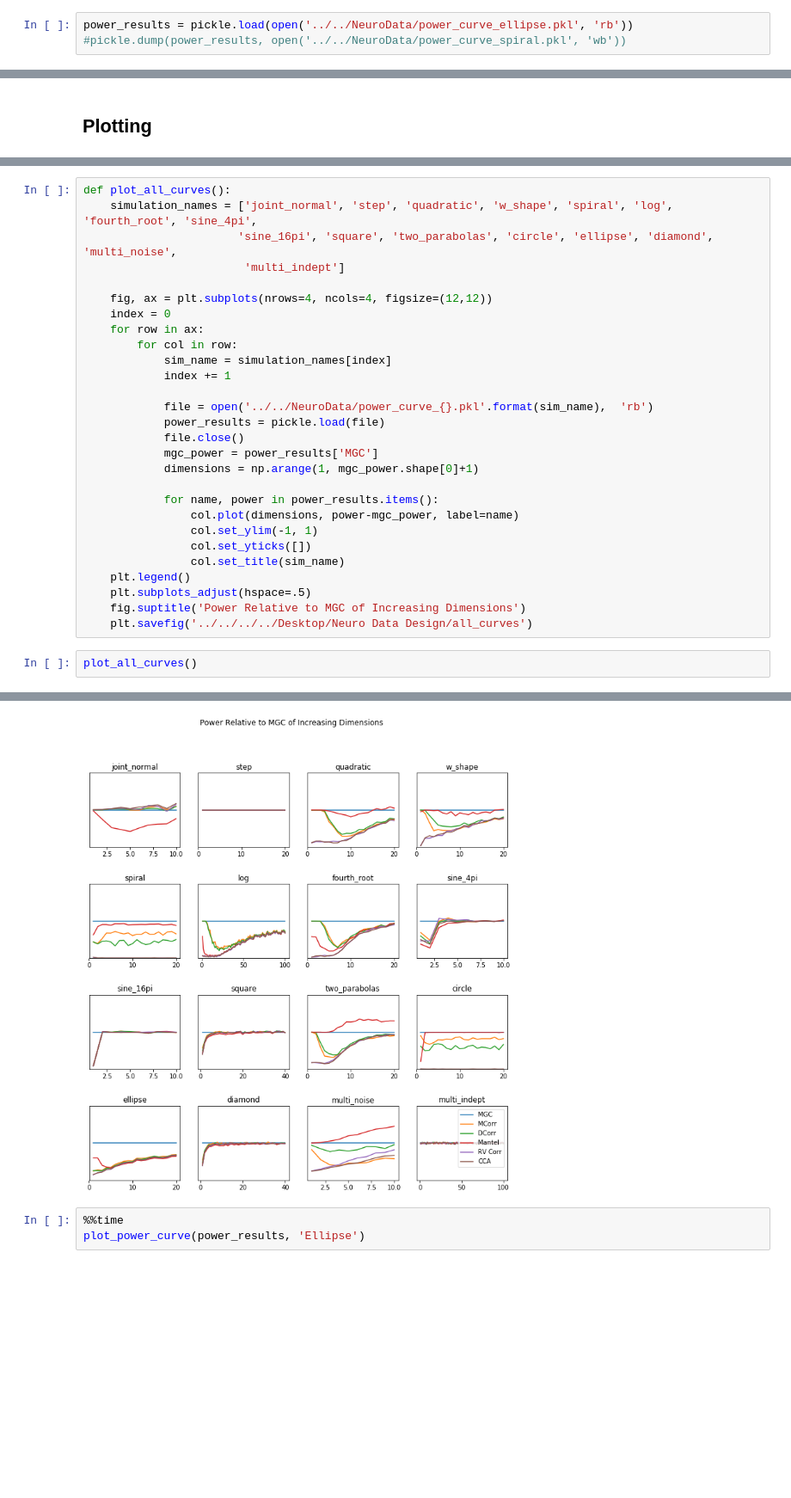
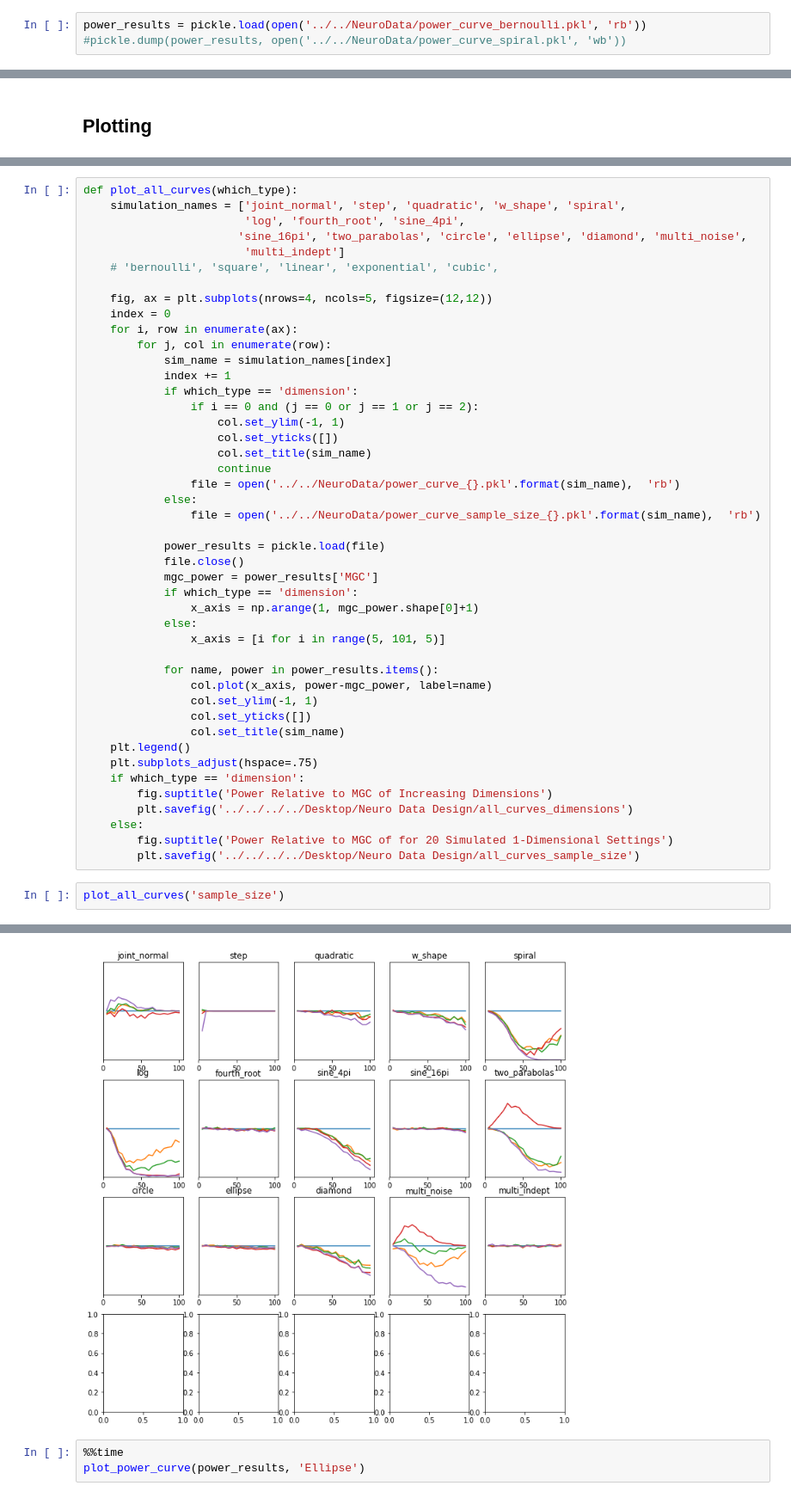
Before and after one commit to neurodata/mgcpy-old, a Jupyter notebook: demos/figure_2_power_curve.ipynb, the cells around one changed output, grey strips where cells are left out. Shown at 86% size. Drawn from its saved outputs; the diff is of its cells as text; blank space fills up the shorter version.

```diff
--- a/demos/figure_2_power_curve.ipynb
+++ b/demos/figure_2_power_curve.ipynb
@@ -135,3 +290,3 @@ power_results = compute_all_power(multi_noise_sim, 2, 'multi')
 # %%
-power_results = pickle.load(open('../../NeuroData/power_curve_ellipse.pkl', 'rb'))
+power_results = pickle.load(open('../../NeuroData/power_curve_bernoulli.pkl', 'rb'))
 #pickle.dump(power_results, open('../../NeuroData/power_curve_spiral.pkl', 'wb'))
@@ -160,31 +343,48 @@ def plot_power_curve(power_results, simulation_name):
 # %%
-def plot_all_curves():
-    simulation_names = ['joint_normal', 'step', 'quadratic', 'w_shape', 'spiral', 'log', 'fourth_root', 'sine_4pi',
-                       'sine_16pi', 'square', 'two_parabolas', 'circle', 'ellipse', 'diamond', 'multi_noise',
+def plot_all_curves(which_type):
+    simulation_names = ['joint_normal', 'step', 'quadratic', 'w_shape', 'spiral',
+                        'log', 'fourth_root', 'sine_4pi',
+                       'sine_16pi', 'two_parabolas', 'circle', 'ellipse', 'diamond', 'multi_noise',
                         'multi_indept']
+    # 'bernoulli', 'square', 'linear', 'exponential', 'cubic',
 
-    fig, ax = plt.subplots(nrows=4, ncols=4, figsize=(12,12))
+    fig, ax = plt.subplots(nrows=4, ncols=5, figsize=(12,12))
     index = 0
-    for row in ax:
-        for col in row:
+    for i, row in enumerate(ax):
+        for j, col in enumerate(row):
             sim_name = simulation_names[index]
             index += 1
+            if which_type == 'dimension':
+                if i == 0 and (j == 0 or j == 1 or j == 2):
+                    col.set_ylim(-1, 1)
+                    col.set_yticks([])
+                    col.set_title(sim_name)
+                    continue
+                file = open('../../NeuroData/power_curve_{}.pkl'.format(sim_name),  'rb')
+            else:
+                file = open('../../NeuroData/power_curve_sample_size_{}.pkl'.format(sim_name),  'rb')
 
-            file = open('../../NeuroData/power_curve_{}.pkl'.format(sim_name),  'rb')
             power_results = pickle.load(file)
             file.close()
             mgc_power = power_results['MGC']
-            dimensions = np.arange(1, mgc_power.shape[0]+1)
+            if which_type == 'dimension':
+                x_axis = np.arange(1, mgc_power.shape[0]+1)
+            else:
+                x_axis = [i for i in range(5, 101, 5)]
 
             for name, power in power_results.items():
-                col.plot(dimensions, power-mgc_power, label=name)
+                col.plot(x_axis, power-mgc_power, label=name)
                 col.set_ylim(-1, 1)
                 col.set_yticks([])
                 col.set_title(sim_name)
     plt.legend()
-    plt.subplots_adjust(hspace=.5)
-    fig.suptitle('Power Relative to MGC of Increasing Dimensions')
-    plt.savefig('../../../../Desktop/Neuro Data Design/all_curves')
+    plt.subplots_adjust(hspace=.75)
+    if which_type == 'dimension':
+        fig.suptitle('Power Relative to MGC of Increasing Dimensions')
+        plt.savefig('../../../../Desktop/Neuro Data Design/all_curves_dimensions')
+    else:
+        fig.suptitle('Power Relative to MGC of for 20 Simulated 1-Dimensional Settings')
+        plt.savefig('../../../../Desktop/Neuro Data Design/all_curves_sample_size')
 # %%
-plot_all_curves()
+plot_all_curves('sample_size')
 # %% [output]
@@ -191,4 +392,4 @@ plot_all_curves()
-[figure, old version]
+[figure, new version]
 # %%
 %%time
 plot_power_curve(power_results, 'Ellipse')
```
Also changed, not shown: parts of 17 cells of this notebook, 8 other files.
